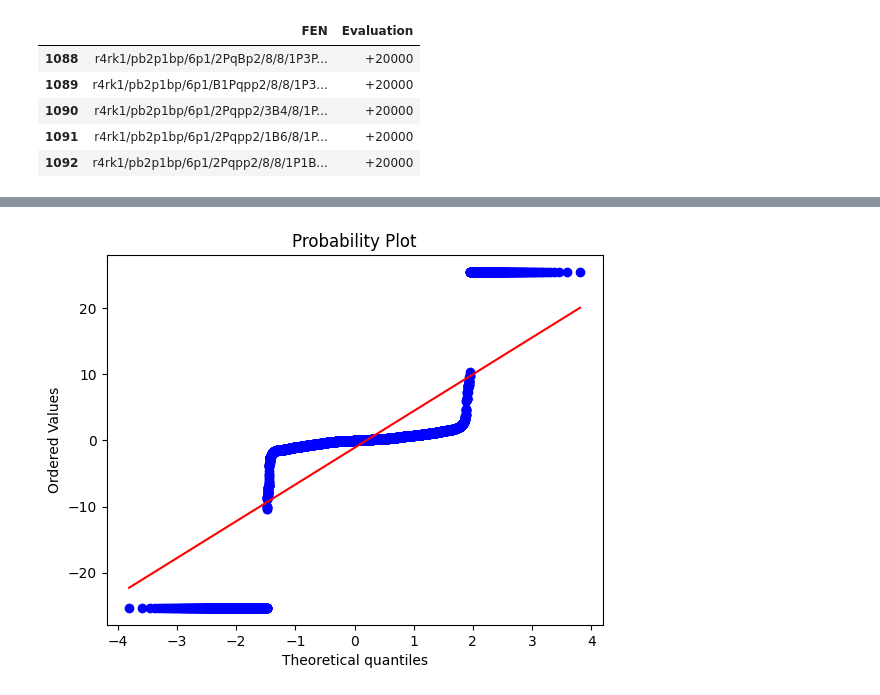
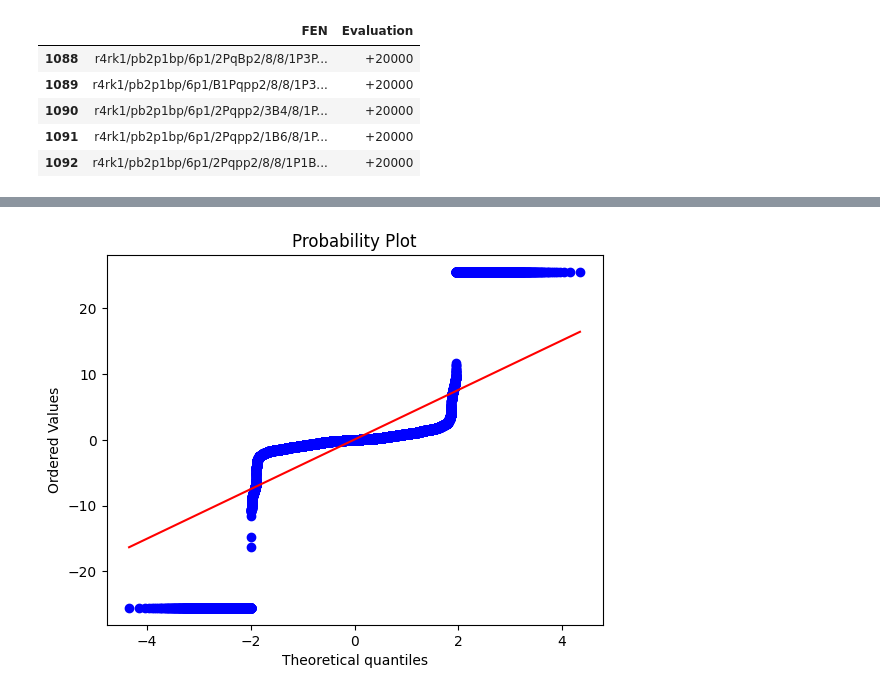
Before and after one commit to Mathwizard1/reimagined-octosquare, a Jupyter notebook: data_viewer.ipynb, the cells around one changed output, grey strips where cells are left out. Cells and saved outputs as stored; diff of their text form; code cells hidden in the pictures.

```diff
--- a/data_viewer.ipynb
+++ b/data_viewer.ipynb
@@ -7,7 +7,7 @@ from chess import Board
 
 from bot_model import evaluator, board2d_embed, bitboard_embed
 # %%
-df = pd.read_csv('data\\random_evals.csv', nrows= 10000)
+df = pd.read_csv('data\\random_evals.csv', nrows= 100000)
 df.head()
 # %% [output]
 |  | FEN | Evaluation |
@@ -81,18 +81,18 @@ df.loc[df['Evaluation'].str.contains('#+'), 'Evaluation'] = '+20000'
 
 df['Evaluation'] = pd.to_numeric(df['Evaluation'])
 # %%
-def Robust_Scaling():
+def Robust_Scaling(f = 1):
     median = df['Evaluation'].median()
     iqr = df['Evaluation'].quantile(0.75) - df['Evaluation'].quantile(0.25)
 
-    df['scaled'] = (df['Evaluation'] - median) / iqr
+    df['Evaluation'] = (df['Evaluation'] - median) / iqr * f
 
 def z_score():
-    df['scaled'] = (df['Evaluation'] - df['Evaluation'].mean()) / df['Evaluation'].std()
+    df['Evaluation'] = (df['Evaluation'] - df['Evaluation'].mean()) / df['Evaluation'].std()
 
-def min_max_Scaling():
+def min_max_Scaling(f = 10):
     # REJECTED
-    df['scaled'] = (df['Evaluation'] - df['Evaluation'].min()) / (df['Evaluation'].max() - df['Evaluation'].min())
+    df['Evaluation'] = (df['Evaluation'] - df['Evaluation'].min()) / (df['Evaluation'].max() - df['Evaluation'].min()) * f
 # %%
 import scipy.stats as stats
 import matplotlib.pyplot as plt
@@ -105,8 +113,8 @@ plt.show()
 # %%
 Robust_Scaling()
 
 # Q-Q plot
-stats.probplot(df['scaled'], dist="norm", plot=plt)
+stats.probplot(df['Evaluation'], dist="norm", plot=plt)
 plt.show()
 # %% [output]
-[figure, old version]
+[figure, new version]
```
Also changed, not shown: parts of 4 cells of this notebook, 4 other files.
